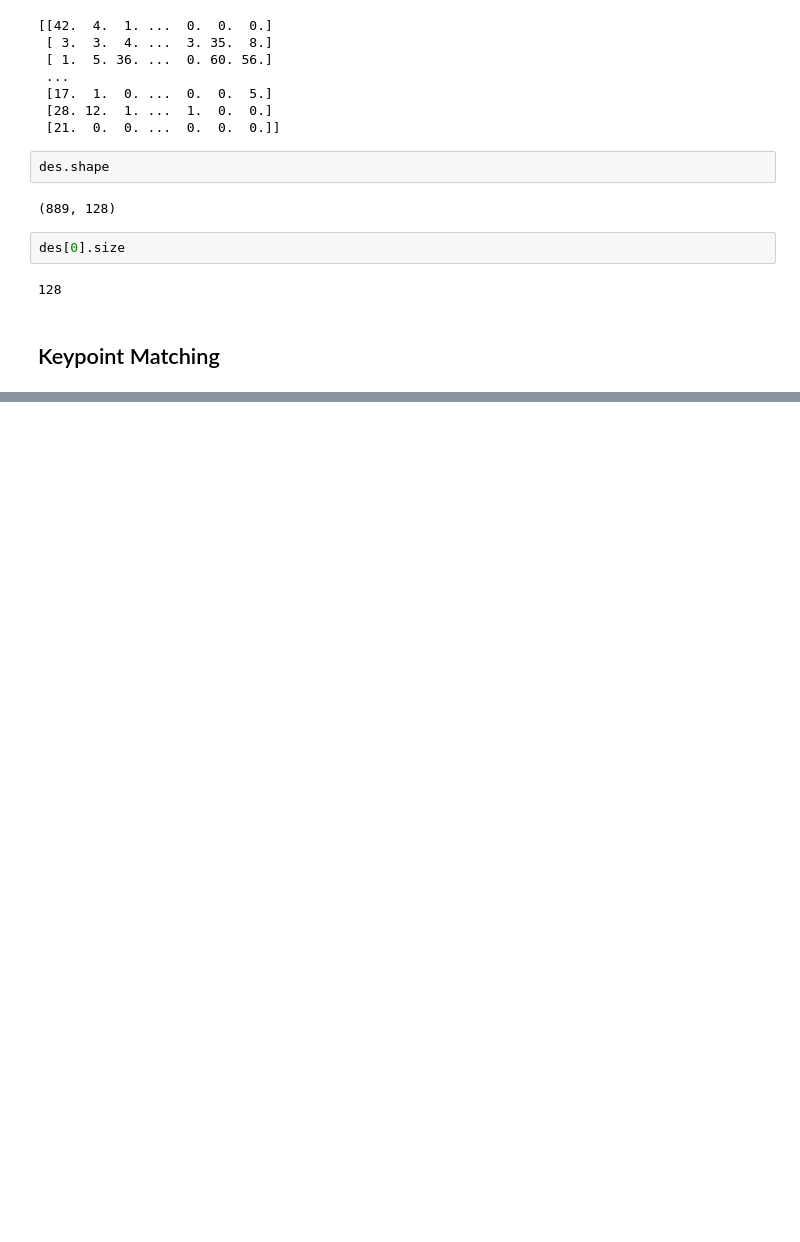
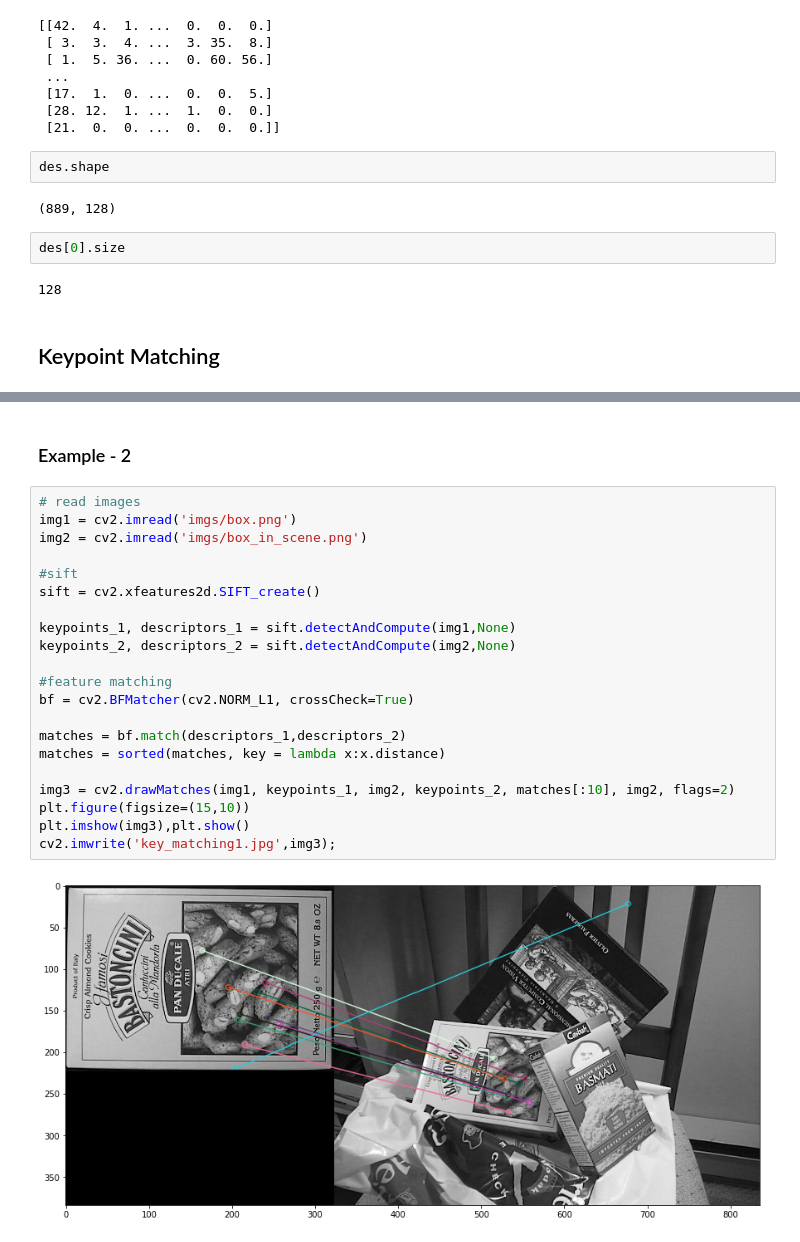
Before and after one commit to Kunalgarg2100/CVTute, a Jupyter notebook: SIFT-tute.ipynb, the cells around one changed output, grey strips where cells are left out. Saved outputs shown, nothing was run; the diff lists cells and outputs as text; blank space fills up the shorter version.

```diff
--- a/SIFT-tute.ipynb
+++ b/SIFT-tute.ipynb
@@ -169,0 +166,25 @@ cv2.imwrite('tsift_keypointst.jpg',img3);
+# %% [markdown]
+### Example - 2
+# %%
+# read images
+img1 = cv2.imread('imgs/box.png')
+img2 = cv2.imread('imgs/box_in_scene.png')
+
+#sift
+sift = cv2.xfeatures2d.SIFT_create()
+
+keypoints_1, descriptors_1 = sift.detectAndCompute(img1,None)
+keypoints_2, descriptors_2 = sift.detectAndCompute(img2,None)
+
+#feature matching
+bf = cv2.BFMatcher(cv2.NORM_L1, crossCheck=True)
+
+matches = bf.match(descriptors_1,descriptors_2)
+matches = sorted(matches, key = lambda x:x.distance)
+
+img3 = cv2.drawMatches(img1, keypoints_1, img2, keypoints_2, matches[:10], img2, flags=2)
+plt.figure(figsize=(15,10))
+plt.imshow(img3),plt.show()
+cv2.imwrite('key_matching1.jpg',img3);
+# %% [output]
+[figure, added]
```
Also changed, not shown: parts of 12 cells of this notebook, 6 other files.
